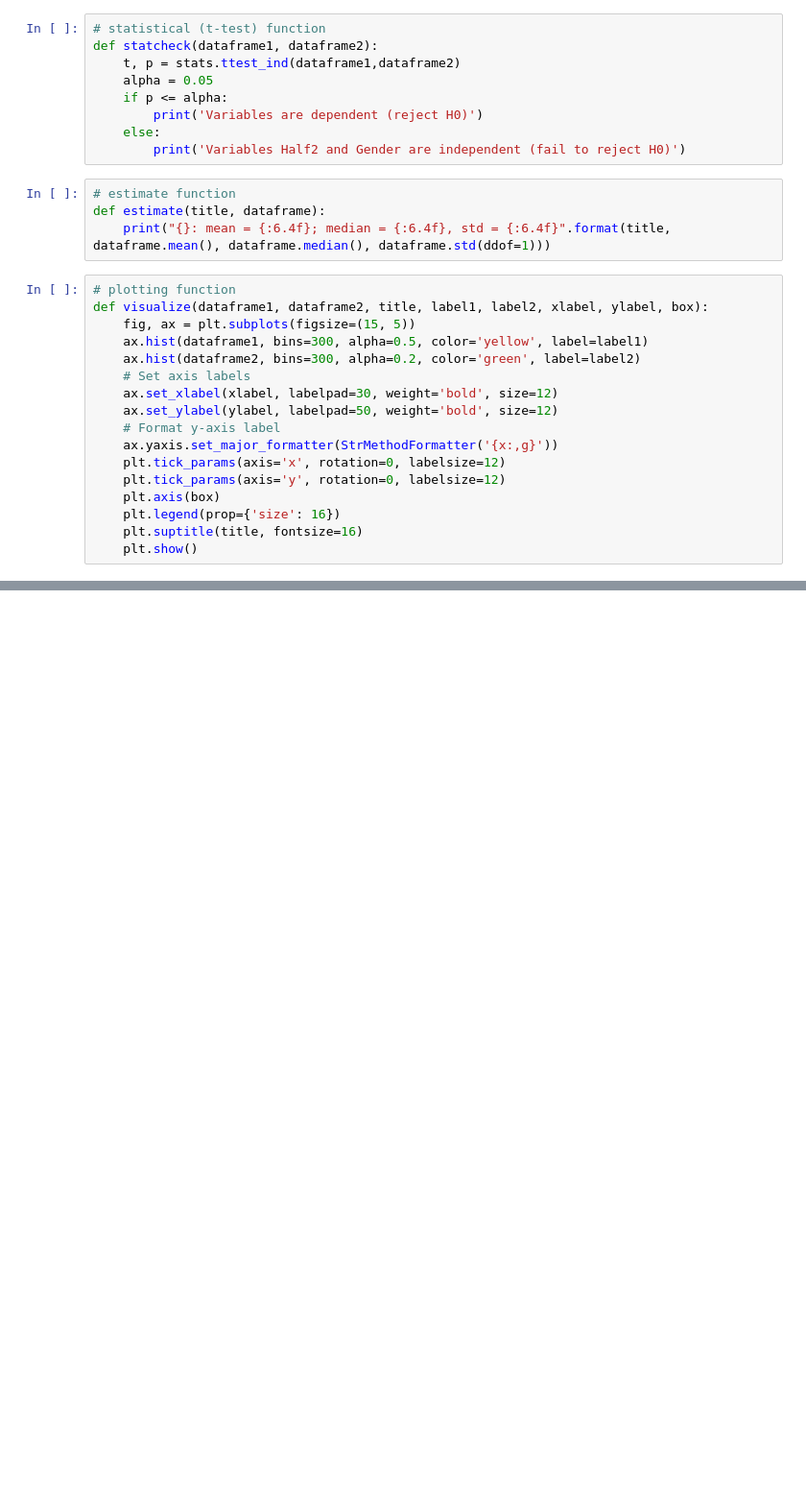
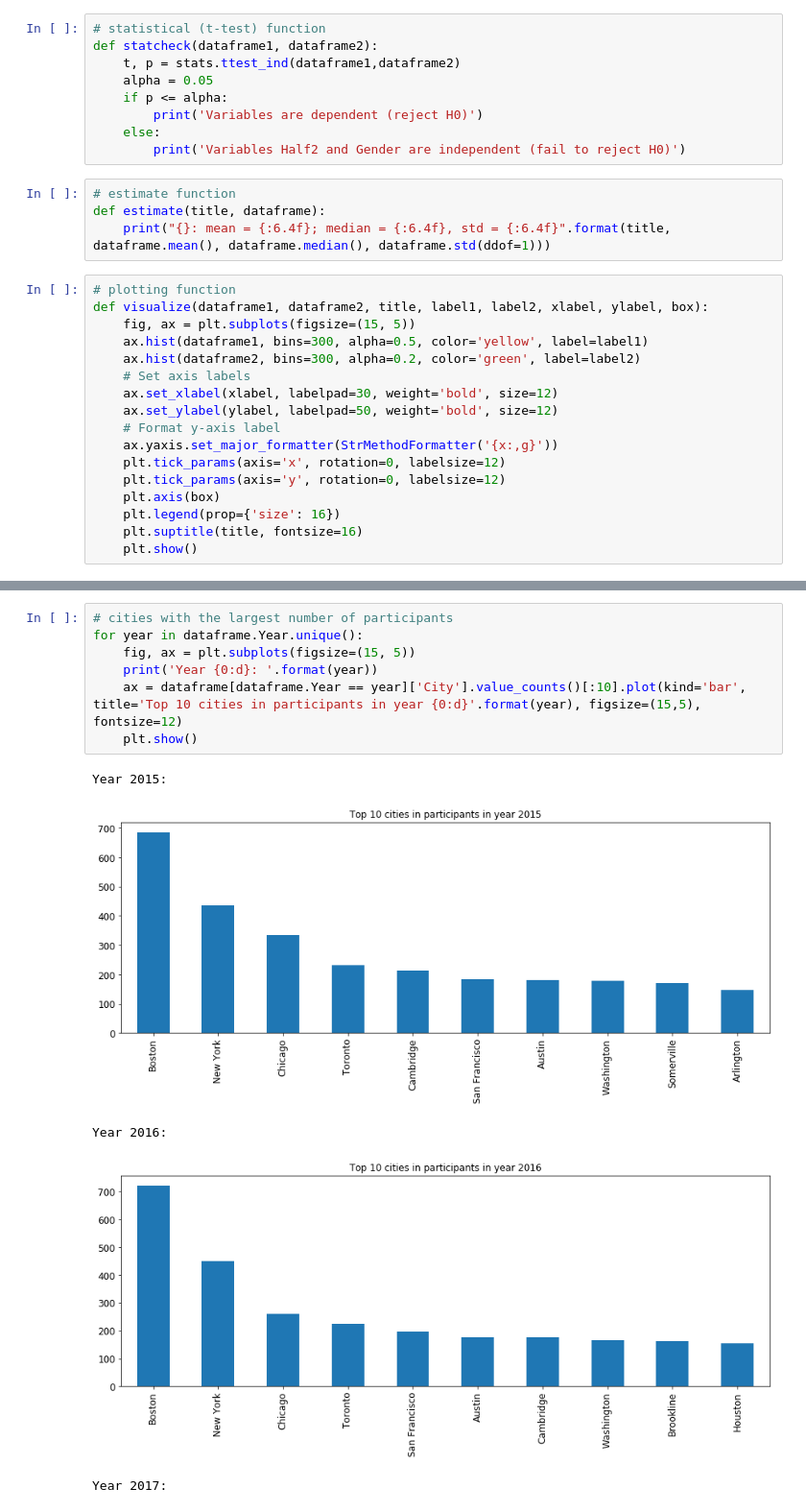
Before and after one commit to SeanHladkyj/Boston-marathon-project, a Jupyter notebook: Boston_Challenge.ipynb, the cells around one changed output, grey strips where cells are left out. Shown at 96% size. Saved outputs shown, nothing was run; the diff lists cells and outputs as text; blank space fills up the shorter version.

```diff
--- a/Boston_Challenge.ipynb
+++ b/Boston_Challenge.ipynb
@@ -157,0 +246,13 @@ returns_A2 = returns['10K']
+# %%
+# cities with the largest number of participants
+for year in dataframe.Year.unique():
+    fig, ax = plt.subplots(figsize=(15, 5))
+    print('Year {0:d}: '.format(year))
+    ax = dataframe[dataframe.Year == year]['City'].value_counts()[:10].plot(kind='bar', title='Top 10 cities in participants in year {0:d}'.format(year), figsize=(15,5), fontsize=12)
+    plt.show()
+# %% [output]
+Year 2015:
+[figure, added]
+Year 2016:
+[figure, added]
+Year 2017:
```
Also changed, not shown: parts of 13 cells of this notebook, 2 other files.
